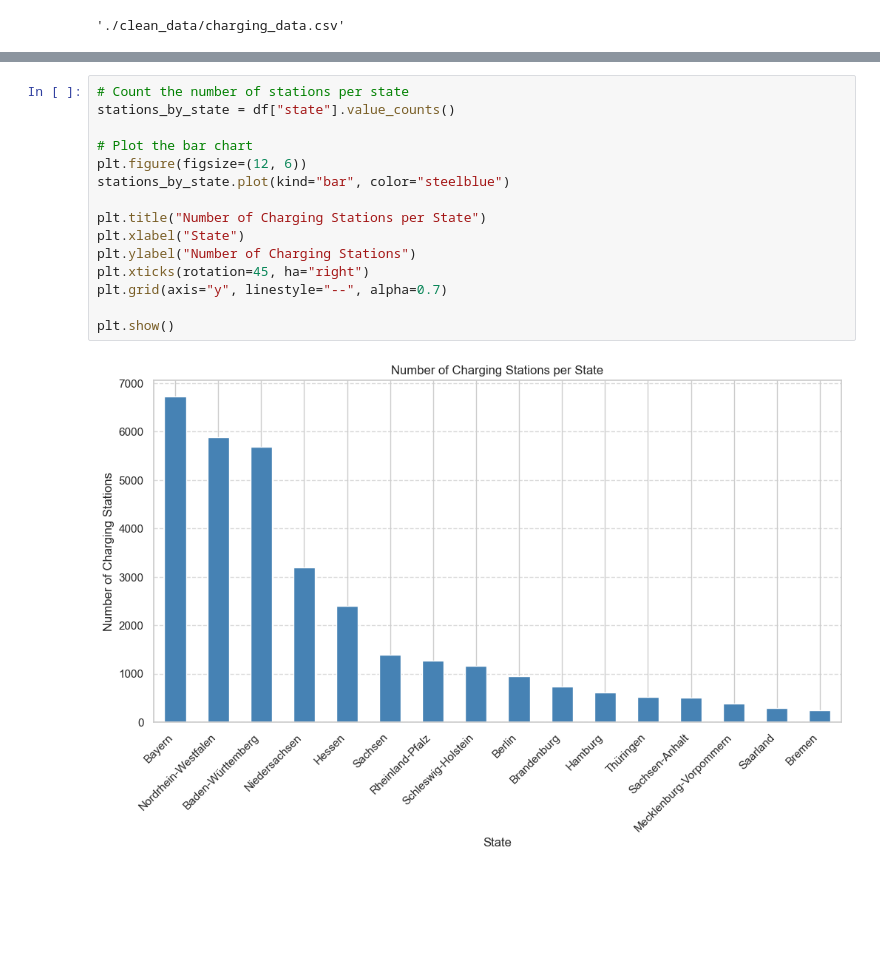
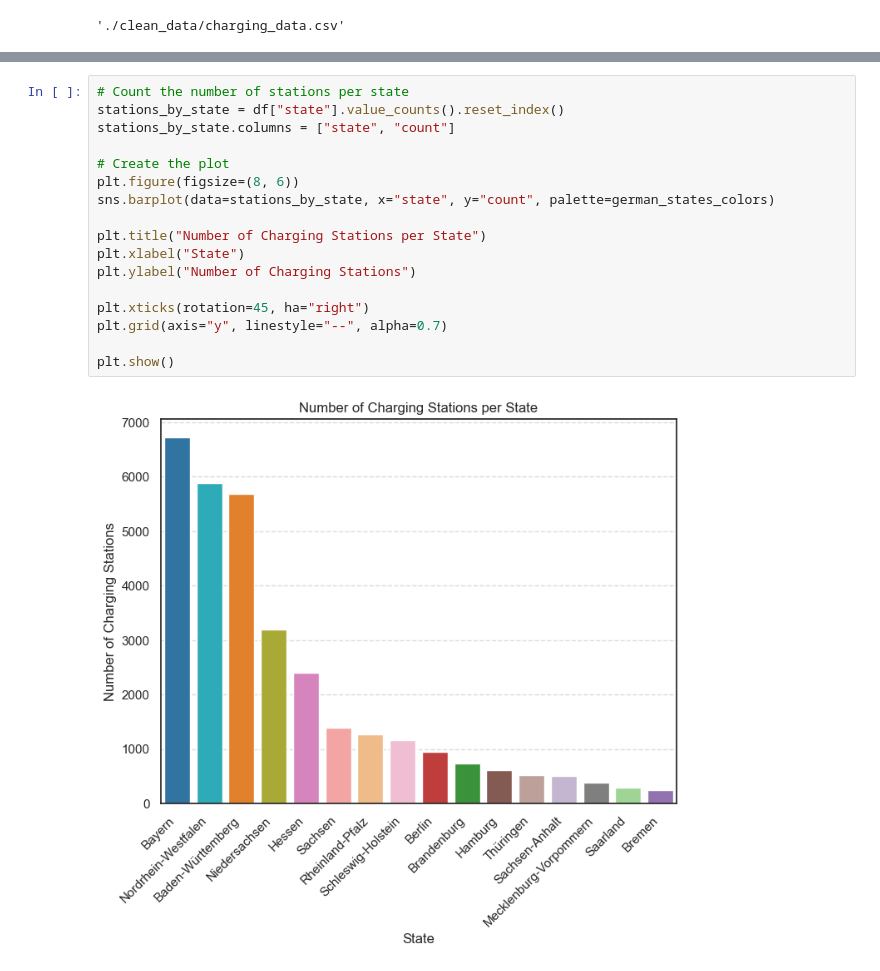
Before and after one commit to adelinerd/electric_cars, a Jupyter notebook: 1_E-Autos.ipynb, the cells around one changed output, grey strips where cells are left out. Cells and saved outputs as stored; diff of their text form; blank space fills up the shorter version.

```diff
--- a/1_E-Autos.ipynb
+++ b/1_E-Autos.ipynb
@@ -396,18 +338,20 @@ Name: count, Length: 87, dtype: int64
 # %%
 # Count the number of stations per state
-stations_by_state = df["state"].value_counts()
+stations_by_state = df["state"].value_counts().reset_index()
+stations_by_state.columns = ["state", "count"]
 
-# Plot the bar chart
-plt.figure(figsize=(12, 6))
-stations_by_state.plot(kind="bar", color="steelblue")
+# Create the plot
+plt.figure(figsize=(8, 6))
+sns.barplot(data=stations_by_state, x="state", y="count", palette=german_states_colors)
 
 plt.title("Number of Charging Stations per State")
 plt.xlabel("State")
 plt.ylabel("Number of Charging Stations")
+
 plt.xticks(rotation=45, ha="right")
 plt.grid(axis="y", linestyle="--", alpha=0.7)
 
 plt.show()
 # %% [output]
-[figure, old version]
+[figure, new version]
 # %%
```
Also changed, not shown: parts of 8 cells of this notebook, 12 other files.
